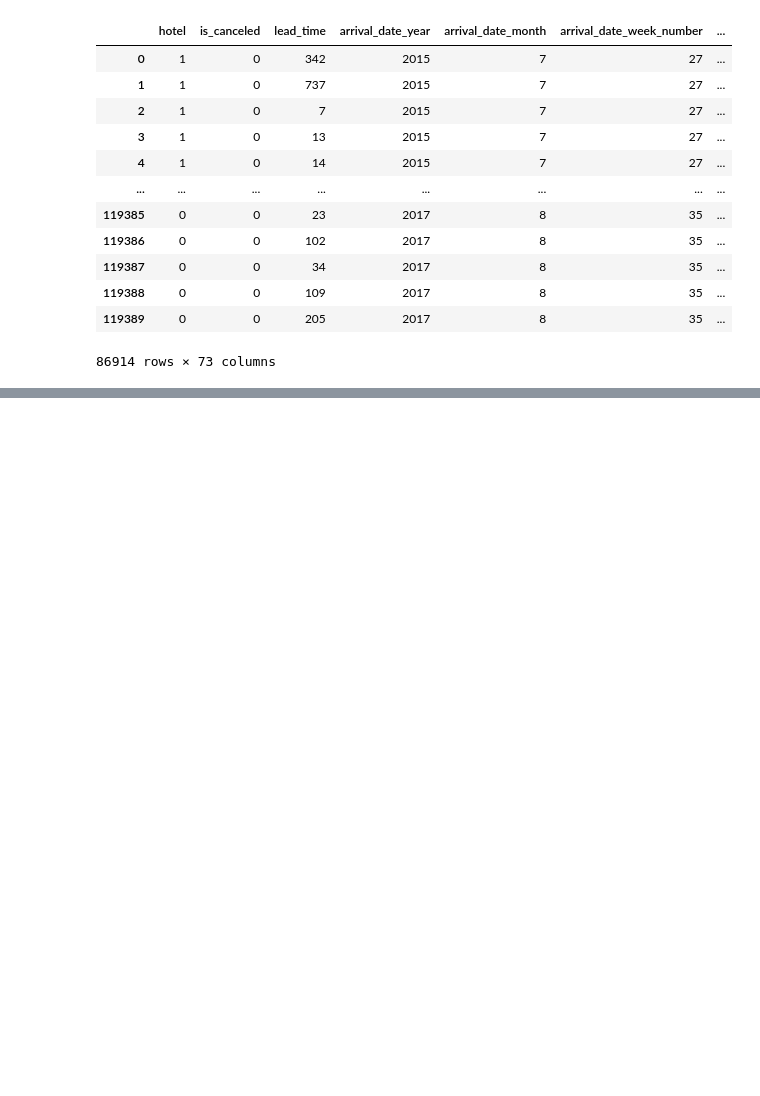
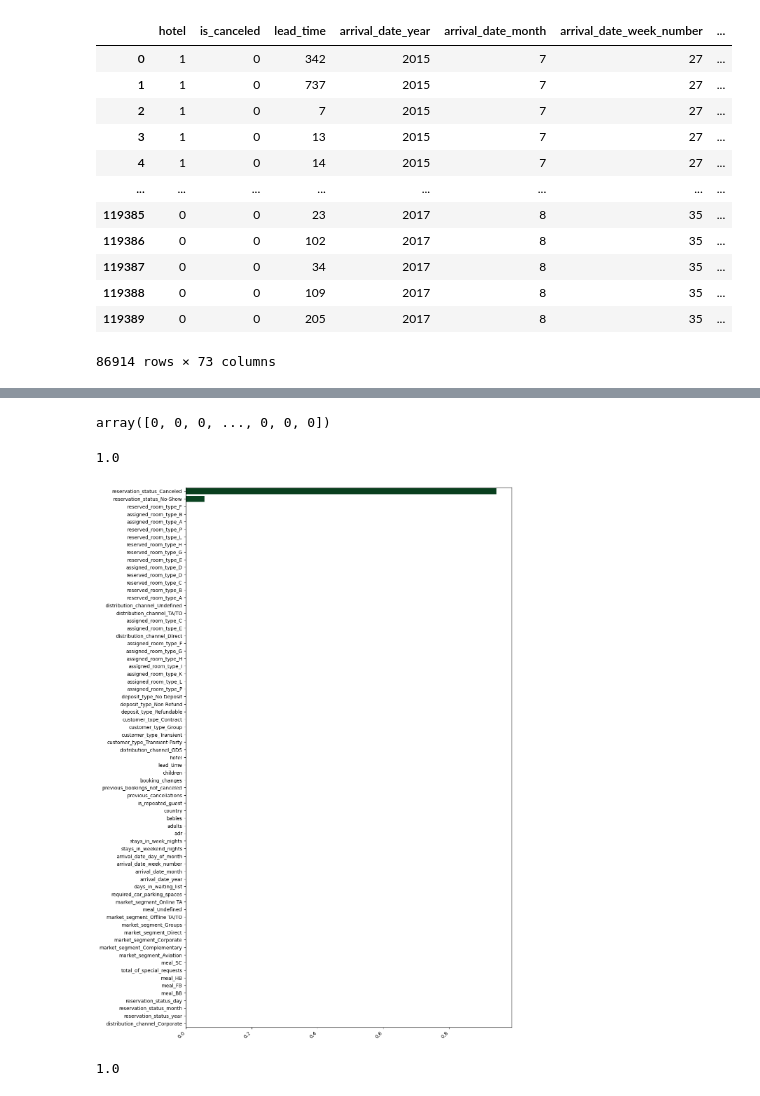
Before and after one commit to rkathro/3162-Final-Project, a Jupyter notebook: Final Project Code.ipynb, the cells around one changed output, grey strips where cells are left out. Saved outputs shown, nothing was run; the diff lists cells and outputs as text; code cells hidden in the pictures; blank space fills up the shorter version.

```diff
--- a/Final Project Code.ipynb
+++ b/Final Project Code.ipynb
@@ -450,0 +429,2 @@ df
+# %%
+X = df.drop(columns = ['reservation_status_Check-Out', 'is_canceled'])
@@ -450,0 +447,6 @@ df
+# %%
+X_train, X_test, Y_train, Y_test = train_test_split(X,Y, test_size = 0.2,stratify=Y, random_state = 0)
+# %%
+clf = tree.DecisionTreeClassifier()
+# %%
+clf = clf.fit(X_train, Y_train)
@@ -450,0 +470,22 @@ df
+# %%
+predicted
+# %% [output]
+array([0, 0, 0, ..., 0, 0, 0])
+# %%
+clf.score(X_test, Y_test)
+# %% [output]
+1.0
+# %%
+fi = clf.feature_importances_
+fi = pd.Series(data = fi, index = X.columns)
+fi.sort_values(ascending=False, inplace=True)
+plt.figure(figsize=(12, 20))
+chart = sns.barplot(x=fi, y=fi.index, palette=sns.color_palette("BuGn_r", n_colors=len(fi)))
+chart.set_xticklabels(chart.get_xticklabels(), rotation=45, horizontalalignment='right')
+plt.show()
+# %% [output]
+[figure, added]
+# %%
+accuracy_score(Y_test, predicted)
+# %% [output]
+1.0
```
Also changed, not shown: parts of 22 cells of this notebook.
